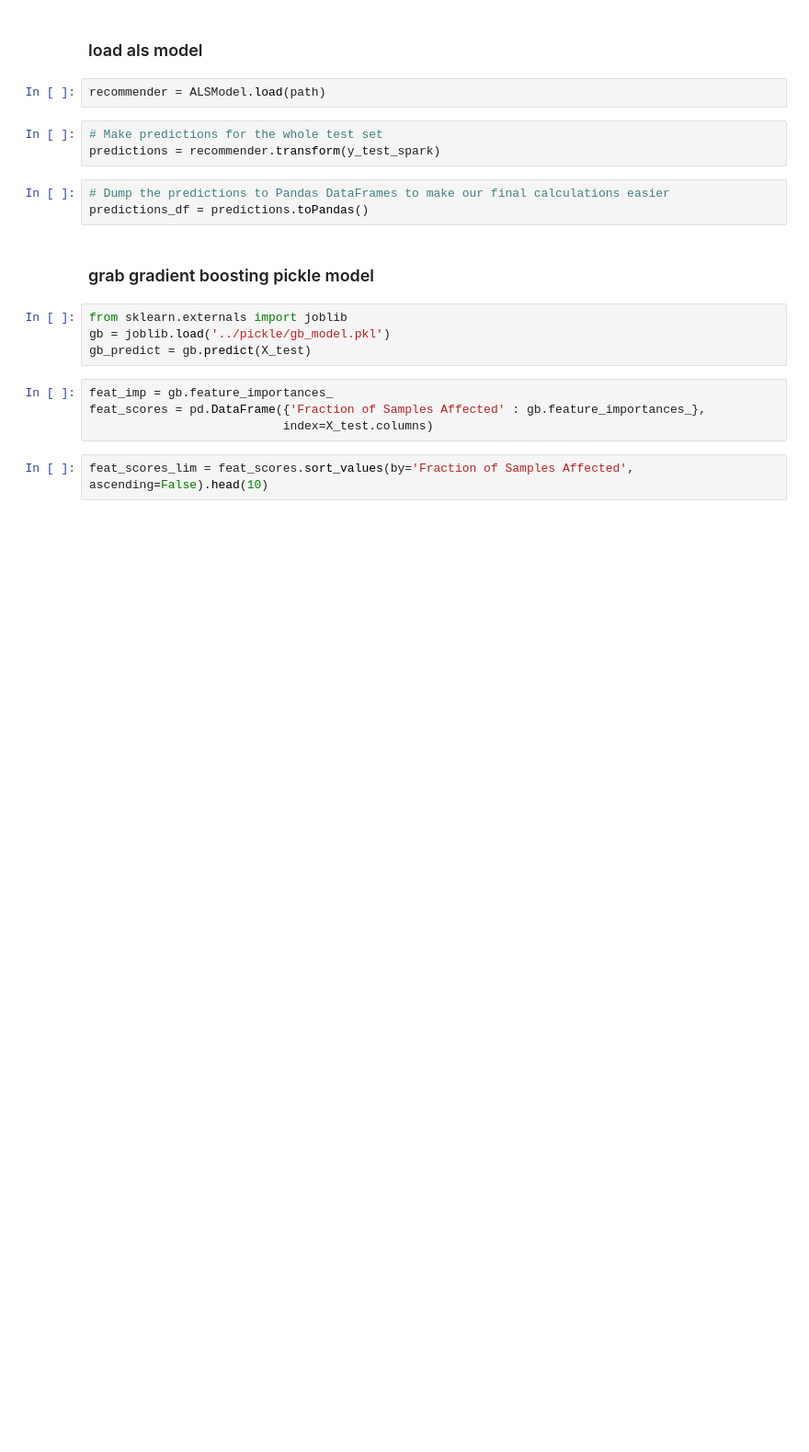
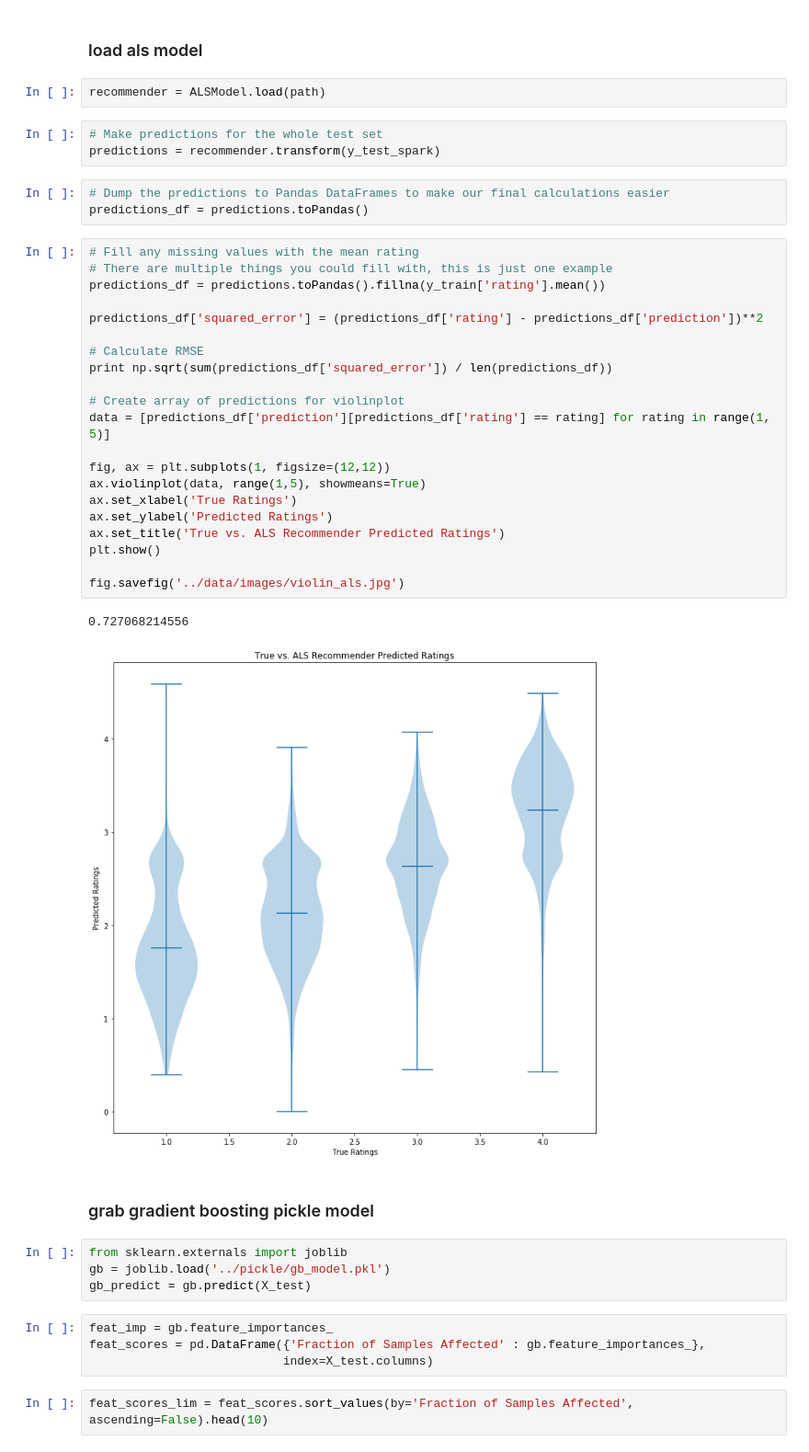
Before and after one commit to davidblaszka/redpointer, a Jupyter notebook: src/ensemble_model.ipynb, the cells around one changed output. Shown at 92% size. Drawn from its saved outputs; the diff is of its cells as text; blank space fills up the shorter version.

```diff
--- a/src/ensemble_model.ipynb
+++ b/src/ensemble_model.ipynb
@@ -98,6 +84,30 @@ predictions = recommender.transform(y_test_spark)
 # %%
 # Dump the predictions to Pandas DataFrames to make our final calculations easier
 predictions_df = predictions.toPandas()
+# %%
+# Fill any missing values with the mean rating
+# There are multiple things you could fill with, this is just one example
+predictions_df = predictions.toPandas().fillna(y_train['rating'].mean())
+
+predictions_df['squared_error'] = (predictions_df['rating'] - predictions_df['prediction'])**2
+
+# Calculate RMSE
+print np.sqrt(sum(predictions_df['squared_error']) / len(predictions_df))
+
+# Create array of predictions for violinplot
+data = [predictions_df['prediction'][predictions_df['rating'] == rating] for rating in range(1, 5)]
+
+fig, ax = plt.subplots(1, figsize=(12,12))
+ax.violinplot(data, range(1,5), showmeans=True)
+ax.set_xlabel('True Ratings')
+ax.set_ylabel('Predicted Ratings')
+ax.set_title('True vs. ALS Recommender Predicted Ratings')
+plt.show()
+
+fig.savefig('../data/images/violin_als.jpg')
+# %% [output]
+0.727068214556
+[figure, added]
 # %% [markdown]
 ### grab gradient boosting pickle model
 # %%
```
Also changed, not shown: parts of 49 cells of this notebook, 51 other files.
